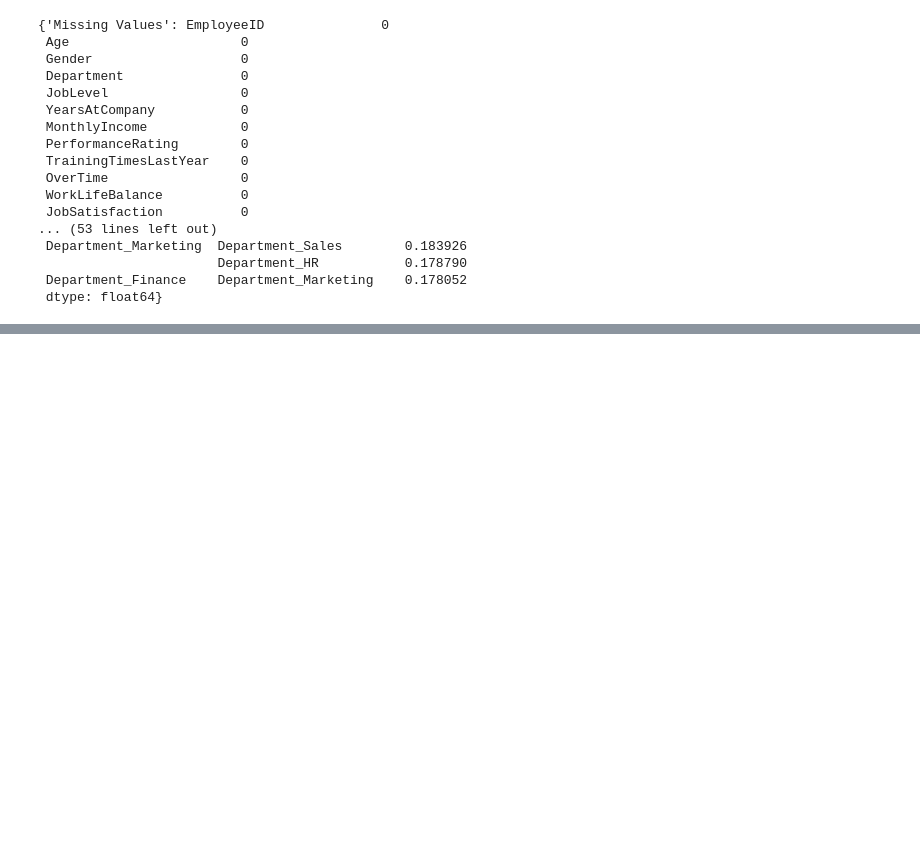
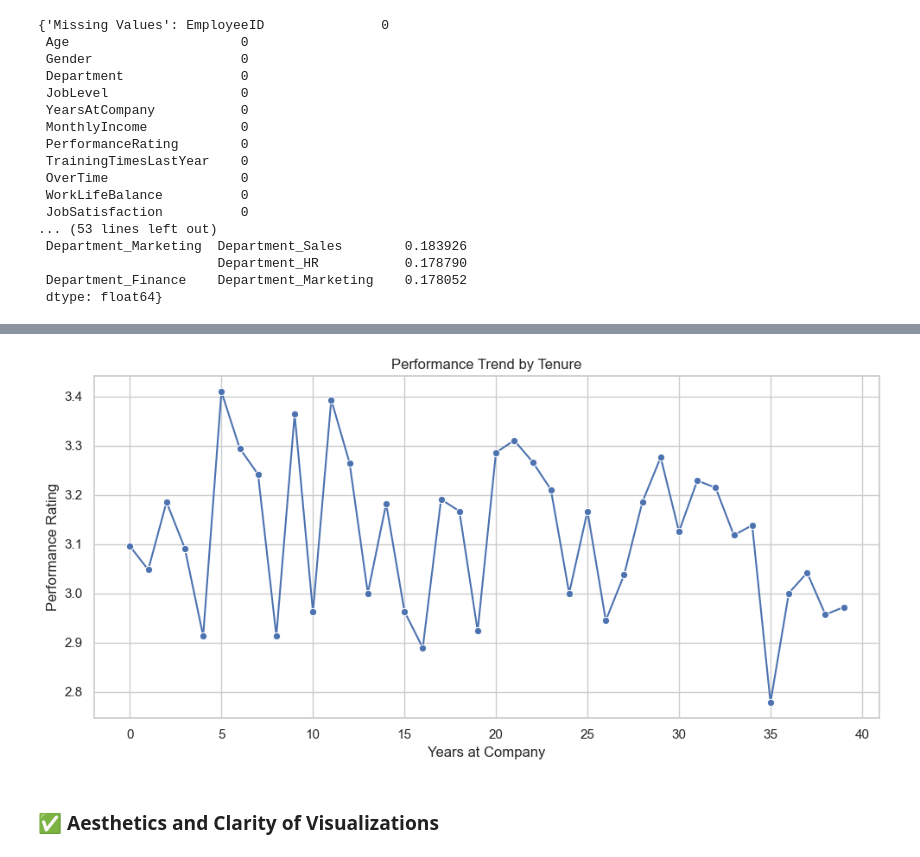
Before and after one commit to Shaurya-Chaturvedi/HR-Analytics-to-Track-Employee-Performance, a Jupyter notebook: main.ipynb, the cells around one changed output, grey strips where cells are left out. Drawn from its saved outputs; the diff is of its cells as text; code cells hidden in the pictures; blank space fills up the shorter version.

```diff
--- a/main.ipynb
+++ b/main.ipynb
@@ -317,0 +360,16 @@ plt.show()
+# %%
+# Step 5: Line Plot – Years at Company vs Performance
+df_sorted = df.sort_values("YearsAtCompany")
+plt.figure(figsize=(10, 5))
+sns.lineplot(data=df_sorted, x="YearsAtCompany", y="PerformanceRating", marker="o", errorbar=None)
+plt.title("Performance Trend by Tenure")
+plt.xlabel("Years at Company")
+plt.ylabel("Performance Rating")
+plt.grid(True)
+plt.tight_layout()
+plt.savefig("tenure_vs_performance.png")
+plt.show()
+# %% [output]
+[figure, added]
+# %% [markdown]
+### ✅ Aesthetics and Clarity of Visualizations
```
Also changed, not shown: parts of 43 cells of this notebook, 13 other files.
